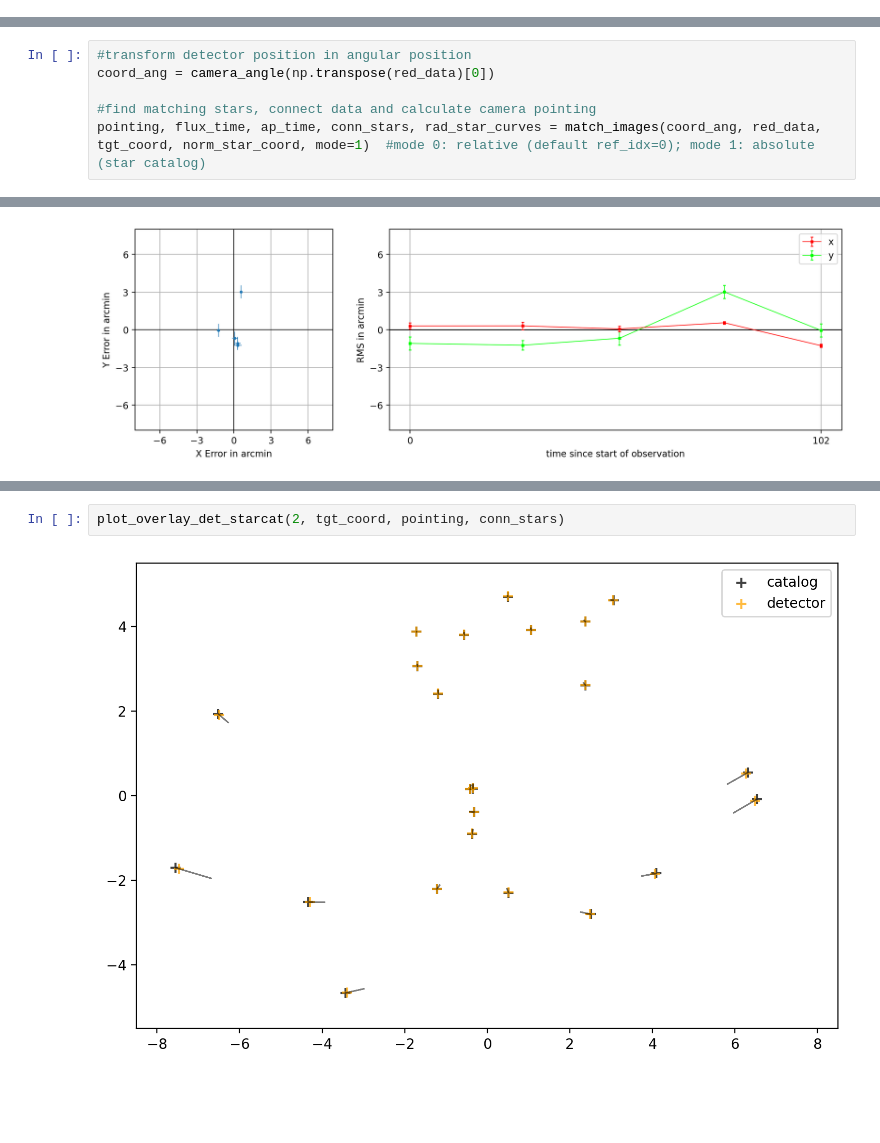
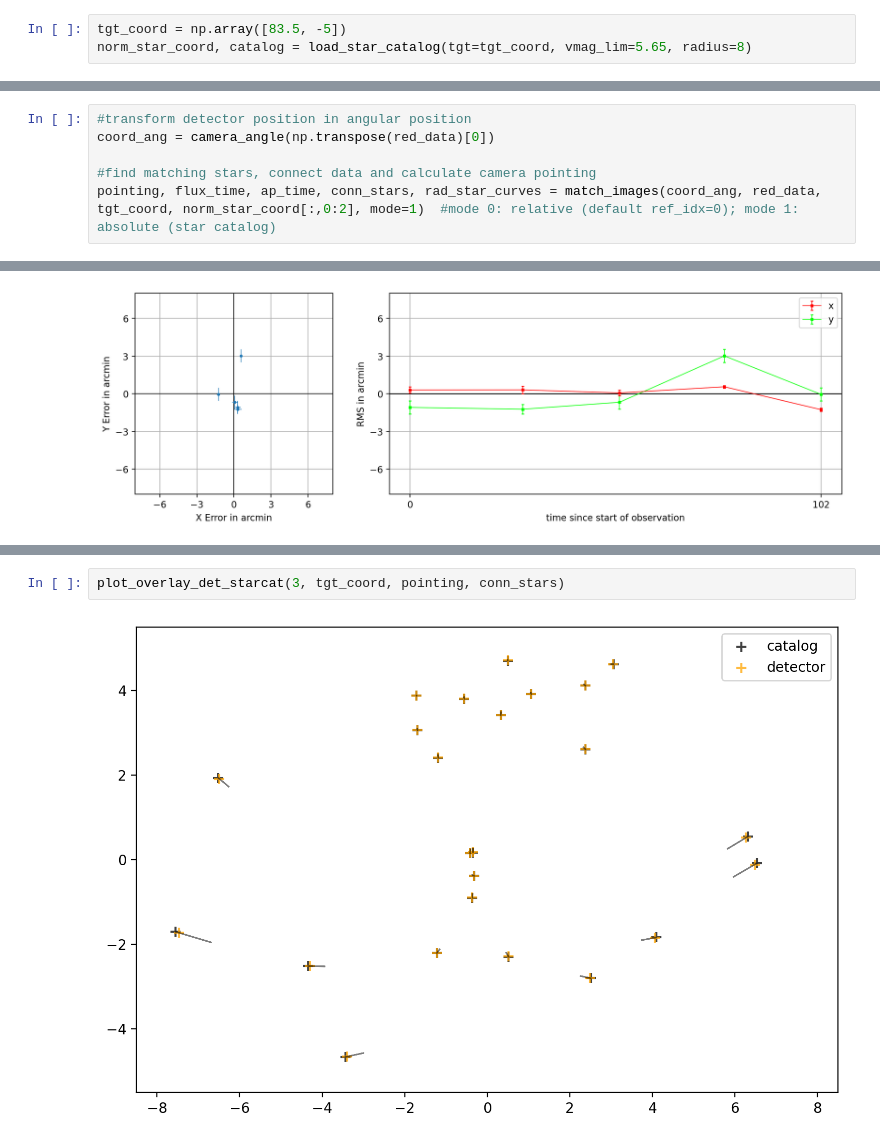
Before and after one commit to LukeKerman/TUB, a Jupyter notebook: AstroTUBIN_data_pipeline.ipynb, the cells around one changed output, grey strips where cells are left out. Saved outputs shown, nothing was run; the diff lists cells and outputs as text; blank space fills up the shorter version.

Commit message:
Update AstroTUBIN_data_pipeline.ipynb
updated star cat call function

```diff
--- a/AstroTUBIN_data_pipeline.ipynb
+++ b/AstroTUBIN_data_pipeline.ipynb
@@ -37,3 +25,6 @@ norm_vmag = 1-x['Vmag']/max(x['Vmag']) #dot size parameter (visualisation)
+# %%
+tgt_coord = np.array([83.5, -5])
+norm_star_coord, catalog = load_star_catalog(tgt=tgt_coord, vmag_lim=5.65, radius=8)
 # %% [markdown]
 Import of TUBIN images
 # %%
@@ -107,7 +94,7 @@ Application of camera model on image data and referencing stars
 coord_ang = camera_angle(np.transpose(red_data)[0])
 
 #find matching stars, connect data and calculate camera pointing
-pointing, flux_time, ap_time, conn_stars, rad_star_curves = match_images(coord_ang, red_data, tgt_coord, norm_star_coord, mode=1)  #mode 0: relative (default ref_idx=0); mode 1: absolute (star catalog)
+pointing, flux_time, ap_time, conn_stars, rad_star_curves = match_images(coord_ang, red_data, tgt_coord, norm_star_coord[:,0:2], mode=1)  #mode 0: relative (default ref_idx=0); mode 1: absolute (star catalog)
 # %% [output]
 creating time series...
 analyse reference image...
@@ -139,6 +126,6 @@ plot_pointing_in_stars(tgt_coord, pointing, x, norm_vmag)
 [figure]
 [figure]
 # %%
-plot_overlay_det_starcat(2, tgt_coord, pointing, conn_stars)
+plot_overlay_det_starcat(3, tgt_coord, pointing, conn_stars)
 # %% [output]
-[figure, old version]
+[figure, new version]
```
Also changed, not shown: parts of 6 cells of this notebook.
